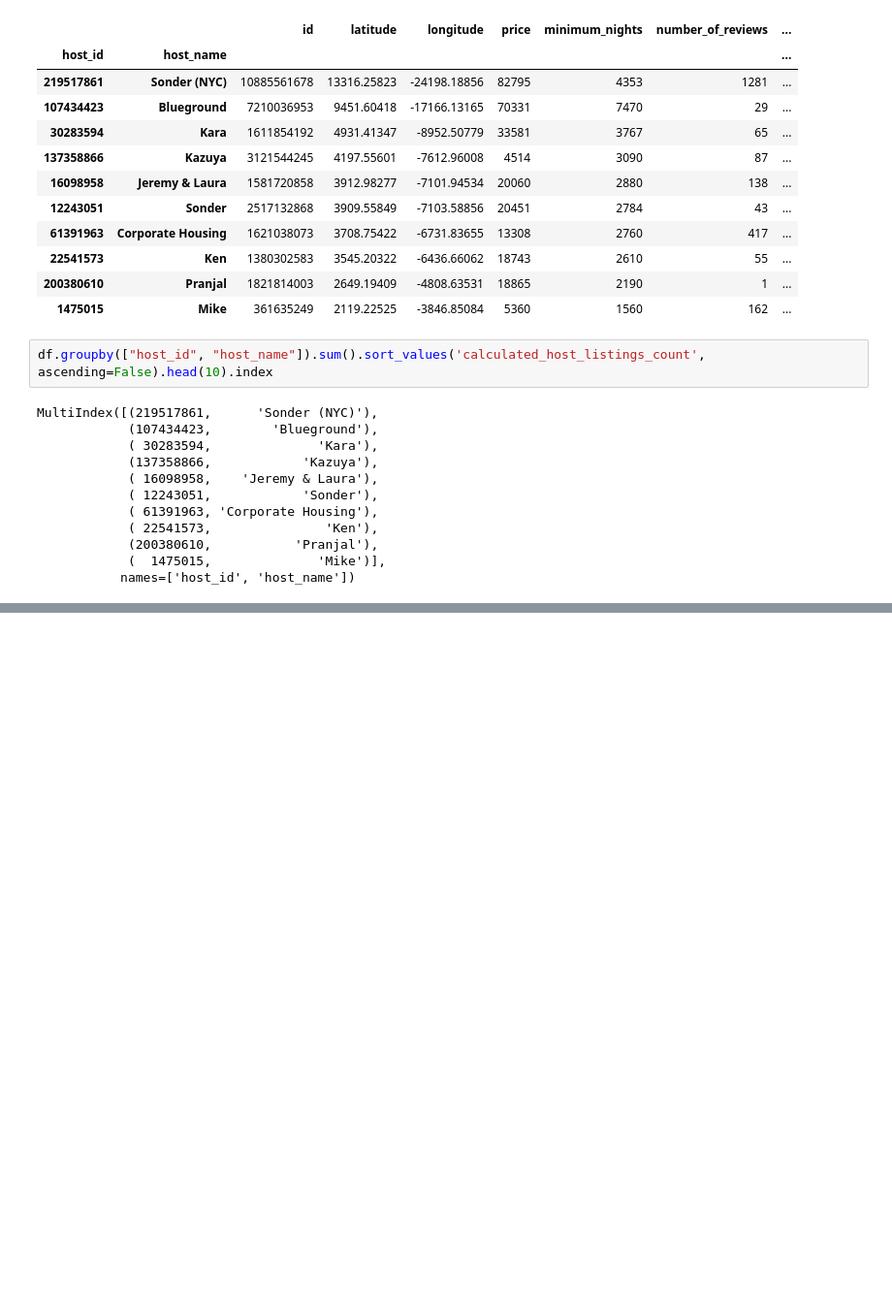
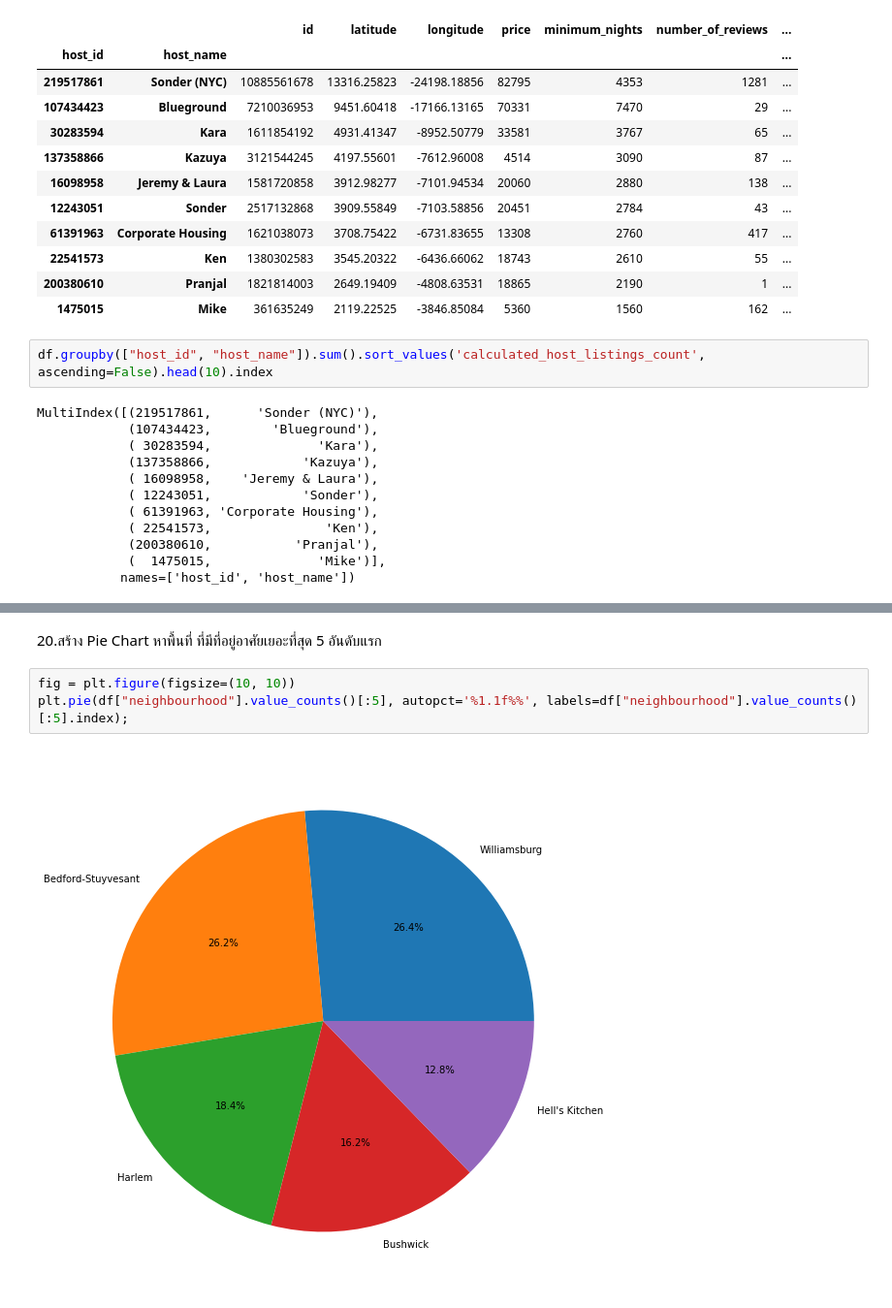
Before and after one commit to 0xKoios/DataCamp-2-for-Data-Scientist, a Jupyter notebook: 8. Project I Capstone/Project I Capstone.ipynb, the cells around one changed output, grey strips where cells are left out. Shown: that part at 97% size. Saved outputs shown, nothing was run; the diff lists cells and outputs as text; blank space fills up the shorter version.

```diff
--- a/8. Project I Capstone/Project I Capstone.ipynb
+++ b/8. Project I Capstone/Project I Capstone.ipynb
@@ -815,0 +994,7 @@ MultiIndex([(219517861,      'Sonder (NYC)'),
+# %% [markdown]
+20.สร้าง Pie Chart หาพื้นที่ ที่มีที่อยู่อาศัยเยอะที่สุด 5 อันดับแรก
+# %%
+fig = plt.figure(figsize=(10, 10))
+plt.pie(df["neighbourhood"].value_counts()[:5], autopct='%1.1f%%', labels=df["neighbourhood"].value_counts()[:5].index);
+# %% [output]
+[figure, added]
```
Also changed, not shown: parts of 71 cells of this notebook.
